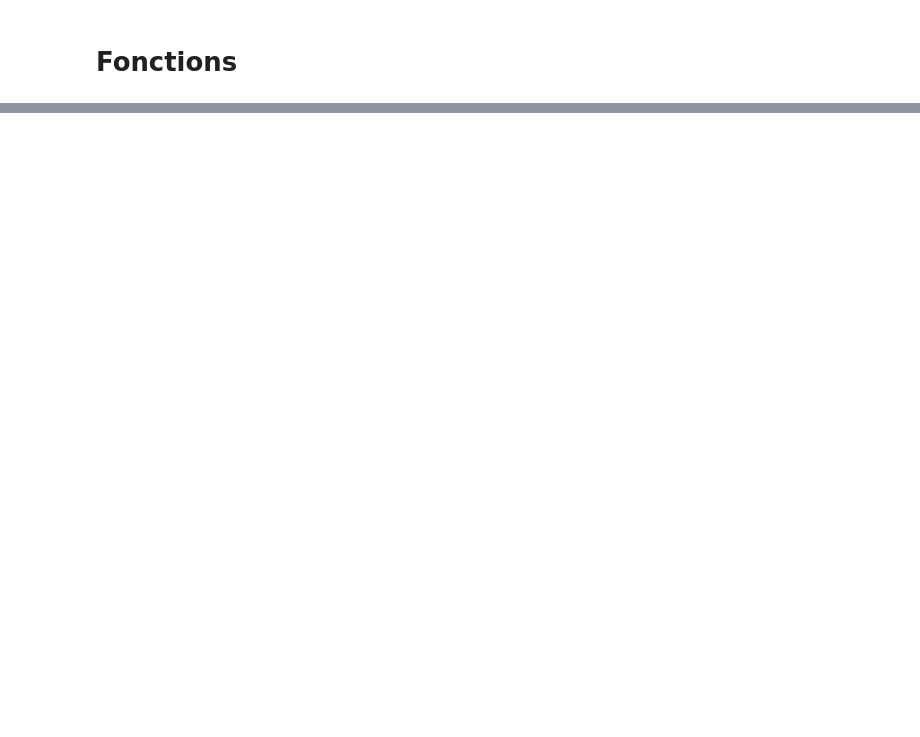
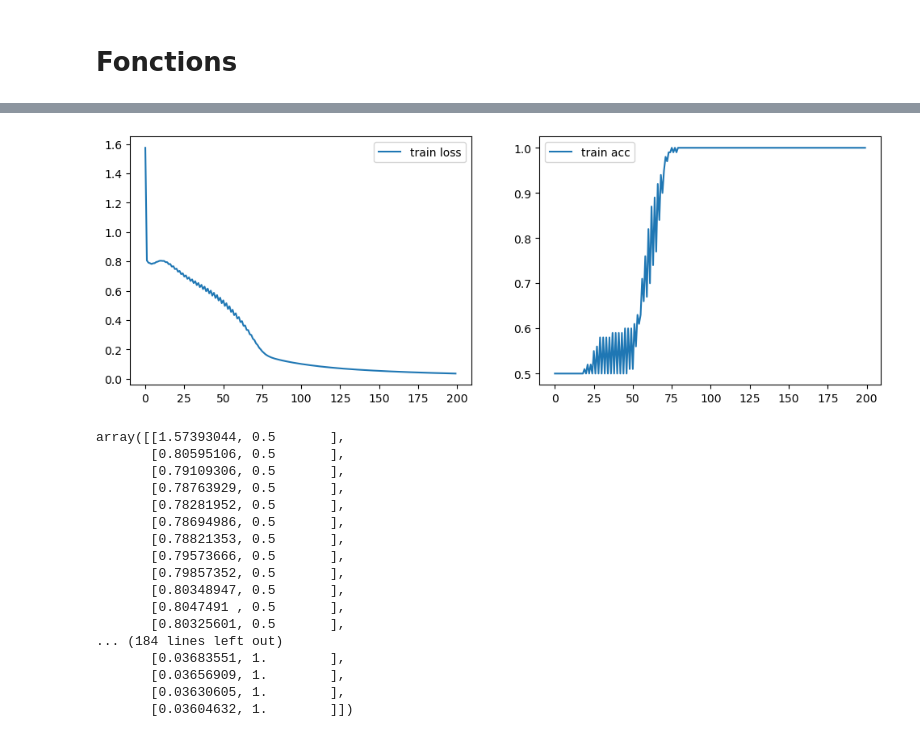
Before and after one commit to Raidbourzam/premier-neurone, a Jupyter notebook: main.ipynb, the cells around one changed output, grey strips where cells are left out. Cells and saved outputs as stored; diff of their text form; code cells hidden in the pictures; blank space fills up the shorter version.

```diff
--- a/main.ipynb
+++ b/main.ipynb
@@ -105,0 +144,21 @@ def deep_neural_network(X, y, hidden_layers = (16, 16, 16), learning_rate = 0.00
+# %%
+deep_neural_network(X, y, hidden_layers = (120,32,32,32,120), learning_rate = 0.1, n_iter = 200)
+# %% [output]
+[figure, added]
+array([[1.57393044, 0.5       ],
+       [0.80595106, 0.5       ],
+       [0.79109306, 0.5       ],
+       [0.78763929, 0.5       ],
+       [0.78281952, 0.5       ],
+       [0.78694986, 0.5       ],
+       [0.78821353, 0.5       ],
+       [0.79573666, 0.5       ],
+       [0.79857352, 0.5       ],
+       [0.80348947, 0.5       ],
+       [0.8047491 , 0.5       ],
+       [0.80325601, 0.5       ],
+... (184 lines left out)
+       [0.03683551, 1.        ],
+       [0.03656909, 1.        ],
+       [0.03630605, 1.        ],
+       [0.03604632, 1.        ]])
```
Also changed, not shown: parts of 4 cells of this notebook.
